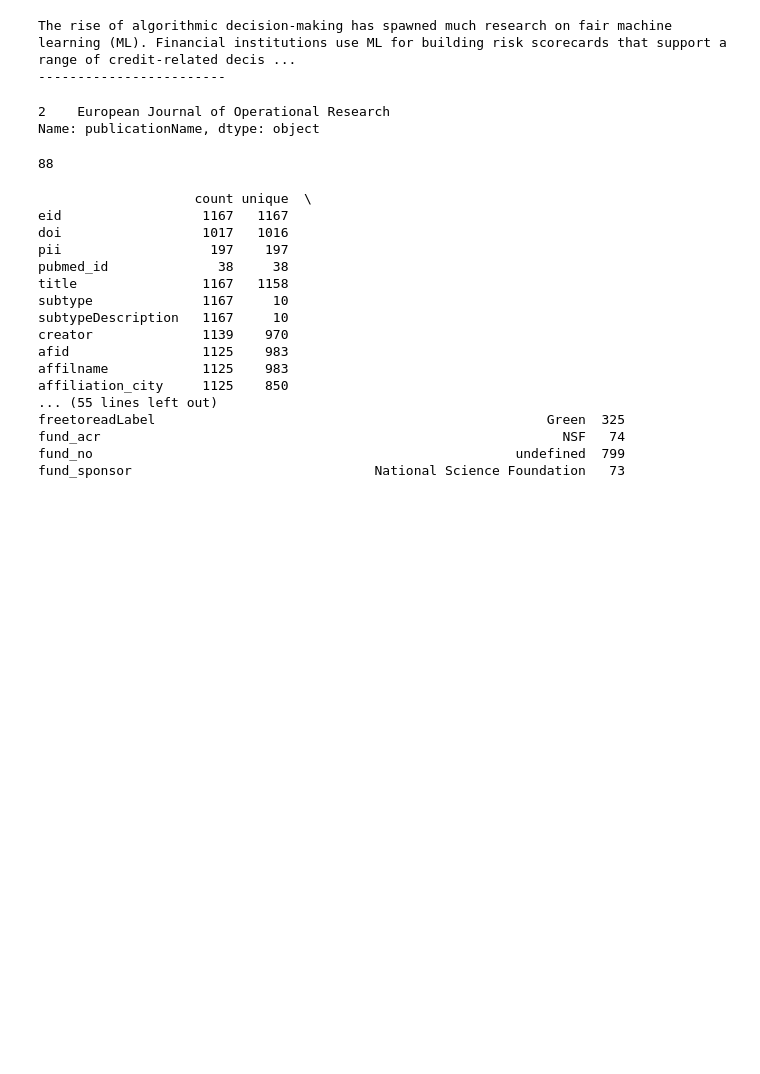
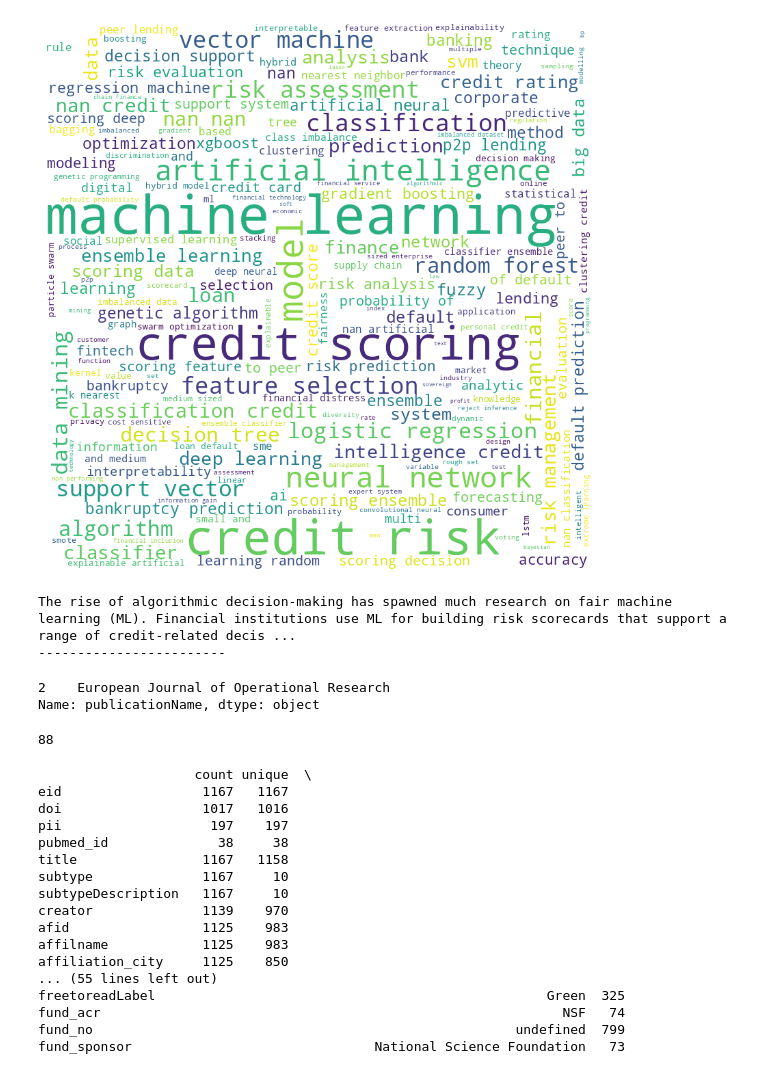
Before and after one commit to quinfer/proj-ai1, a Jupyter notebook: scopus_search.ipynb, the cells around one changed output. Drawn from its saved outputs; the diff is of its cells as text; code cells hidden in the pictures; blank space fills up the shorter version.

```diff
--- a/scopus_search.ipynb
+++ b/scopus_search.ipynb
@@ -26,3 +84,27 @@ for eid in s.get_eids():
+# %%
+# Do a word cloud of the freqency of keywords from search1
+from wordcloud import WordCloud, STOPWORDS
+import matplotlib.pyplot as plt
+import pandas as pd
+keywords=s1['authkeywords']
+# clean up the keywords
+# Clean up the keywords
+keywords = keywords.str.replace('[;,]',' ')
+keywords = keywords.str.replace(' and | or | of | the | in | to | a | for | on | with | by | at | from | as | is | that | an | are | be | this | was | it | not | have | which | can | all | their | has | more | would | if | will | about | we | what | there | other | when | than | some | could | up | time | out | so | do | my | also',' ')
+# Remove the key words from the above search terms in a non case sensitive way
+keywords= keywords.str.lower()
+keywords = keywords.str.replace('artificial intelligence|machine learning|credit risk|credit scoring|markov decision|bias|fairness',' ')
+# Generate the word cloud
+wordcloud = WordCloud(width=800, height=800, background_color='white', stopwords=set()).generate(keywords.astype(str).str.cat(sep=' '))
+
+# Display the word cloud
+plt.figure(figsize=(8,8), facecolor=None)
+plt.imshow(wordcloud)
+plt.axis('off')
+plt.tight_layout(pad=0)
+plt.show()
+# %% [output]
+[figure, added]
 # %%
 # imnport journal quality rankings
 jcr=pd.read_csv('jcr_2021.csv')
```
Also changed, not shown: parts of 10 cells of this notebook, 3 other files.
